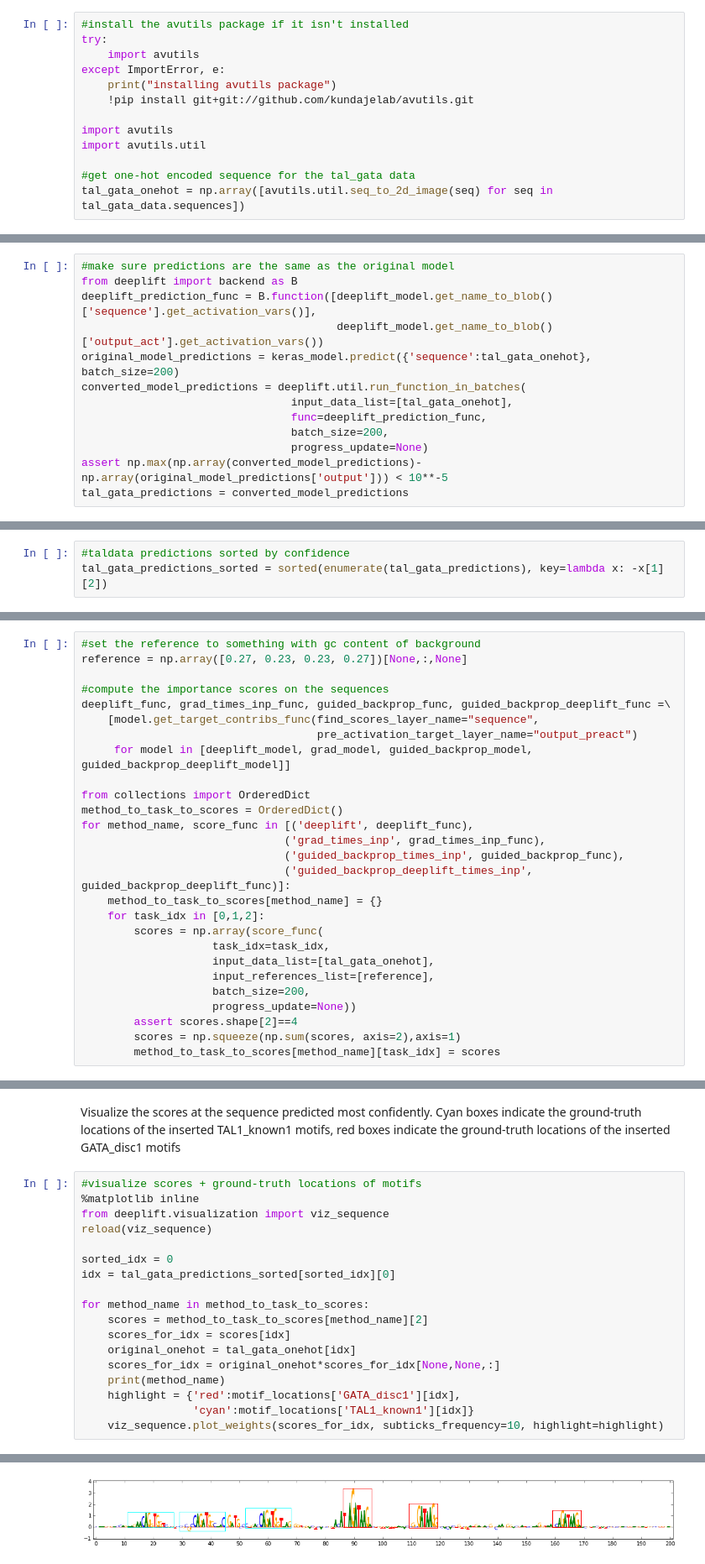
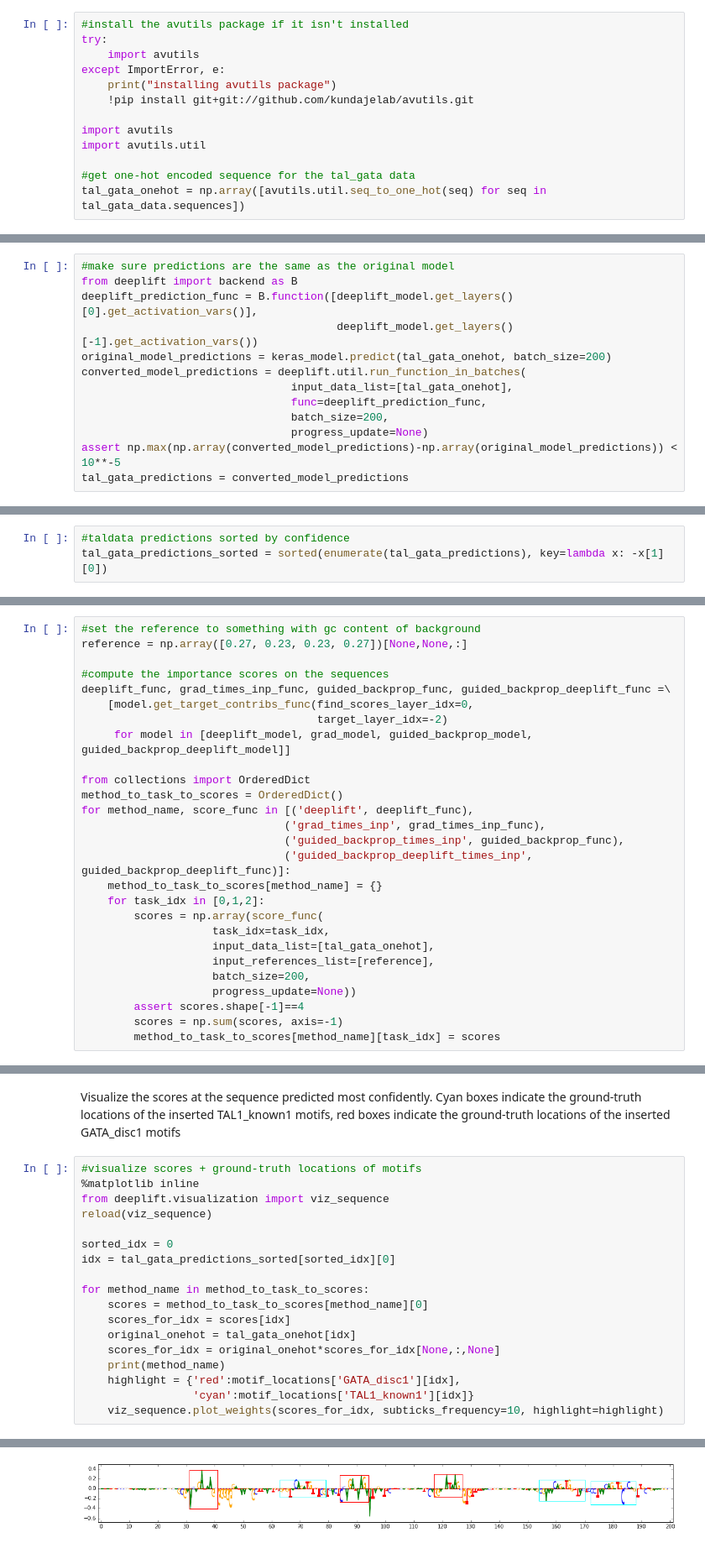
Before and after one commit to kundajelab/deeplift, a Jupyter notebook: examples/public/tal_gata/TAL-GATA simulation.ipynb, the cells around one changed output, grey strips where cells are left out. Shown at 84% size. Cells and saved outputs as stored; diff of their text form.

Commit message:
updated example to use a 1.1.2 model

```diff
--- a/examples/public/tal_gata/TAL-GATA simulation.ipynb
+++ b/examples/public/tal_gata/TAL-GATA simulation.ipynb
@@ -69,37 +70,37 @@ import avutils
 import avutils.util
 
 #get one-hot encoded sequence for the tal_gata data
-tal_gata_onehot = np.array([avutils.util.seq_to_2d_image(seq) for seq in tal_gata_data.sequences])
+tal_gata_onehot = np.array([avutils.util.seq_to_one_hot(seq) for seq in tal_gata_data.sequences])
 # %% [markdown]
 Double-check that the conversion happened correctly by making sure both the original keras model and the converted models are giving the same predictions (this is not strictly necessary for computing importance scores)
 # %%
 #make sure predictions are the same as the original model
 from deeplift import backend as B
-deeplift_prediction_func = B.function([deeplift_model.get_name_to_blob()['sequence'].get_activation_vars()],
-                                       deeplift_model.get_name_to_blob()['output_act'].get_activation_vars())
-original_model_predictions = keras_model.predict({'sequence':tal_gata_onehot}, batch_size=200)
+deeplift_prediction_func = B.function([deeplift_model.get_layers()[0].get_activation_vars()],
+                                       deeplift_model.get_layers()[-1].get_activation_vars())
+original_model_predictions = keras_model.predict(tal_gata_onehot, batch_size=200)
 converted_model_predictions = deeplift.util.run_function_in_batches(
                                 input_data_list=[tal_gata_onehot],
                                 func=deeplift_prediction_func,
                                 batch_size=200,
                                 progress_update=None)
-assert np.max(np.array(converted_model_predictions)-np.array(original_model_predictions['output'])) < 10**-5
+assert np.max(np.array(converted_model_predictions)-np.array(original_model_predictions)) < 10**-5
 tal_gata_predictions = converted_model_predictions
 # %% [markdown]
 Sort the predictions by confidence, for use later
 # %%
 #taldata predictions sorted by confidence
-tal_gata_predictions_sorted = sorted(enumerate(tal_gata_predictions), key=lambda x: -x[1][2])
+tal_gata_predictions_sorted = sorted(enumerate(tal_gata_predictions), key=lambda x: -x[1][0])
 # %% [markdown]
 Compute the importance scores using the three different methods for all three tasks
 # %%
 #set the reference to something with gc content of background
-reference = np.array([0.27, 0.23, 0.23, 0.27])[None,:,None]
+reference = np.array([0.27, 0.23, 0.23, 0.27])[None,None,:]
 
 #compute the importance scores on the sequences
 deeplift_func, grad_times_inp_func, guided_backprop_func, guided_backprop_deeplift_func =\
-    [model.get_target_contribs_func(find_scores_layer_name="sequence",
-                                    pre_activation_target_layer_name="output_preact")
+    [model.get_target_contribs_func(find_scores_layer_idx=0,
+                                    target_layer_idx=-2)
      for model in [deeplift_model, grad_model, guided_backprop_model, guided_backprop_deeplift_model]]
 
 from collections import OrderedDict
@@ -116,8 +117,8 @@ for method_name, score_func in [('deeplift', deeplift_func),
                     input_references_list=[reference],
                     batch_size=200,
                     progress_update=None))
-        assert scores.shape[2]==4
-        scores = np.squeeze(np.sum(scores, axis=2),axis=1)
+        assert scores.shape[-1]==4
+        scores = np.sum(scores, axis=-1)
         method_to_task_to_scores[method_name][task_idx] = scores
 # %% [markdown]
 Compile the coordinates of the embedded motifs
@@ -141,10 +142,10 @@ sorted_idx = 0
 idx = tal_gata_predictions_sorted[sorted_idx][0]
 
 for method_name in method_to_task_to_scores:
-    scores = method_to_task_to_scores[method_name][2]
+    scores = method_to_task_to_scores[method_name][0]
     scores_for_idx = scores[idx]
     original_onehot = tal_gata_onehot[idx]
-    scores_for_idx = original_onehot*scores_for_idx[None,None,:]
+    scores_for_idx = original_onehot*scores_for_idx[None,:,None]
     print(method_name)
     highlight = {'red':motif_locations['GATA_disc1'][idx],
                  'cyan':motif_locations['TAL1_known1'][idx]}
@@ -155,3 +156,3 @@ deeplift
 grad_times_inp
-[figure, old version]
+[figure, new version]
 guided_backprop_times_inp
```
Also changed, not shown: parts of 3 cells of this notebook, 5 other files.
